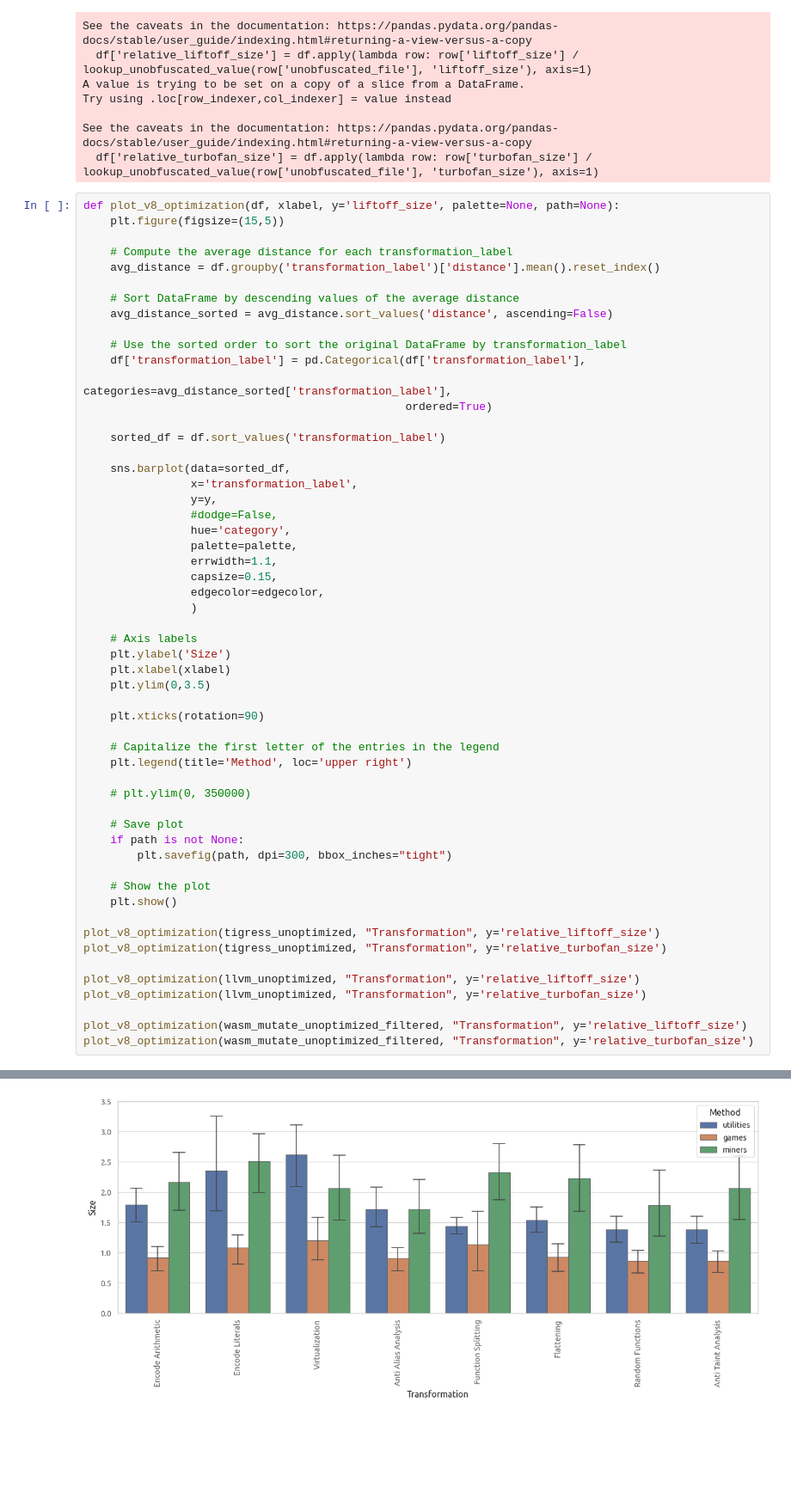
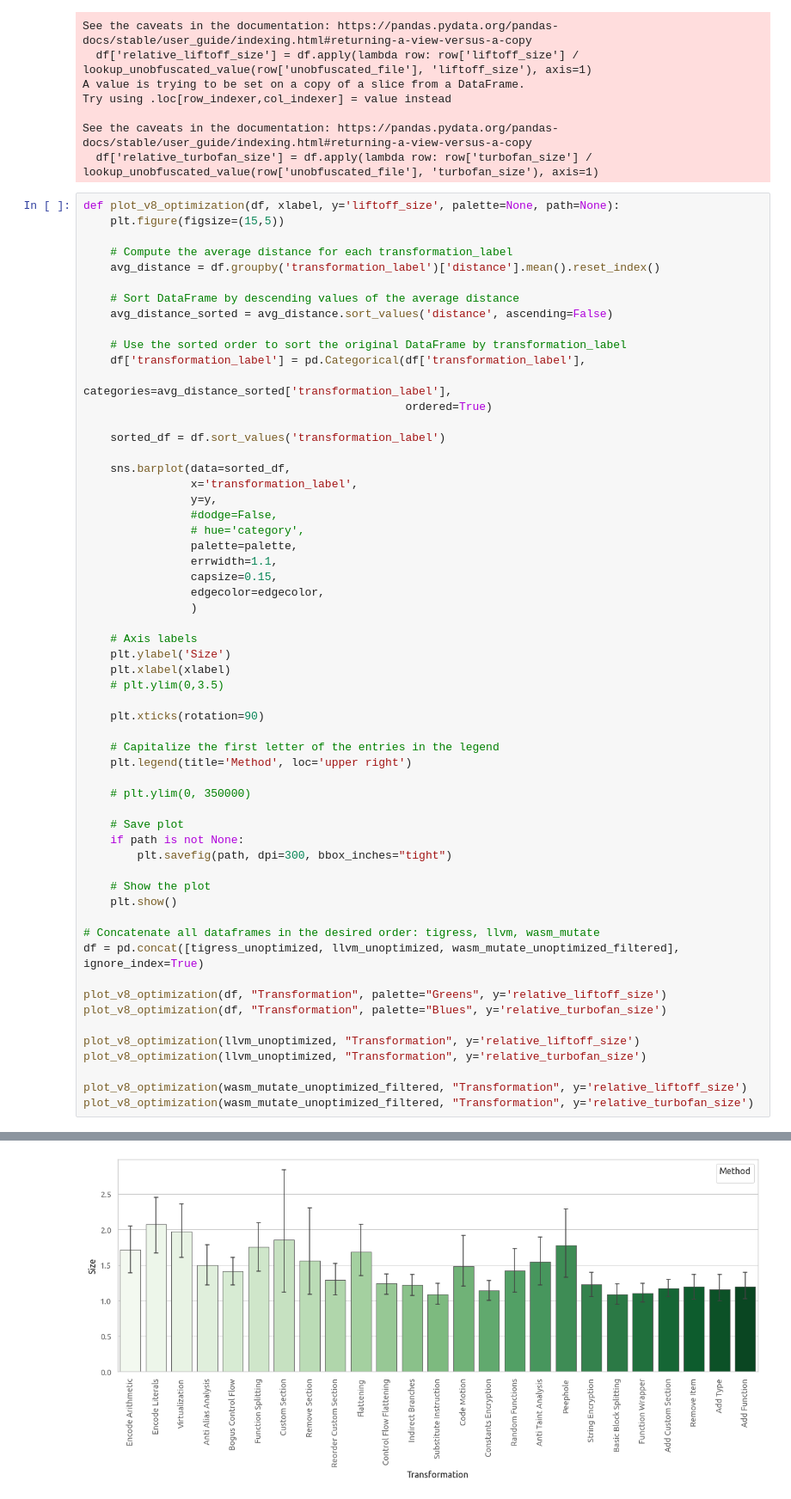
Before and after one commit to HakonHarnes/wasm-obf, a Jupyter notebook: analysis/optimization.ipynb, the cells around one changed output, grey strips where cells are left out. Shown at 86% size. Drawn from its saved outputs; the diff is of its cells as text; blank space fills up the shorter version.

Commit message:
feat(analysis): add most effective mutations plot for wasim

```diff
--- a/analysis/optimization.ipynb
+++ b/analysis/optimization.ipynb
@@ -414,7 +414,7 @@ def plot_v8_optimization(df, xlabel, y='liftoff_size', palette=None, path=None):
                 x='transformation_label',
                 y=y,
                 #dodge=False,
-                hue='category',
+                # hue='category',
                 palette=palette,
                 errwidth=1.1,
                 capsize=0.15,
@@ -424,7 +424,7 @@ def plot_v8_optimization(df, xlabel, y='liftoff_size', palette=None, path=None):
     # Axis labels
     plt.ylabel('Size')
     plt.xlabel(xlabel)
-    plt.ylim(0,3.5)
+    # plt.ylim(0,3.5)
 
     plt.xticks(rotation=90)
 
@@ -440,8 +440,11 @@ def plot_v8_optimization(df, xlabel, y='liftoff_size', palette=None, path=None):
     # Show the plot
     plt.show()
 
-plot_v8_optimization(tigress_unoptimized, "Transformation", y='relative_liftoff_size')
-plot_v8_optimization(tigress_unoptimized, "Transformation", y='relative_turbofan_size')
+# Concatenate all dataframes in the desired order: tigress, llvm, wasm_mutate
+df = pd.concat([tigress_unoptimized, llvm_unoptimized, wasm_mutate_unoptimized_filtered], ignore_index=True)
+
+plot_v8_optimization(df, "Transformation", palette="Greens", y='relative_liftoff_size')
+plot_v8_optimization(df, "Transformation", palette="Blues", y='relative_turbofan_size')
 
 plot_v8_optimization(llvm_unoptimized, "Transformation", y='relative_liftoff_size')
 plot_v8_optimization(llvm_unoptimized, "Transformation", y='relative_turbofan_size')
@@ -452 +456 @@ plot_v8_optimization(wasm_mutate_unoptimized_filtered, "Transformation", y='rela
-[figure, old version]
+[figure, new version]
```
Also changed, not shown: parts of 3 cells of this notebook, 19 other files.
